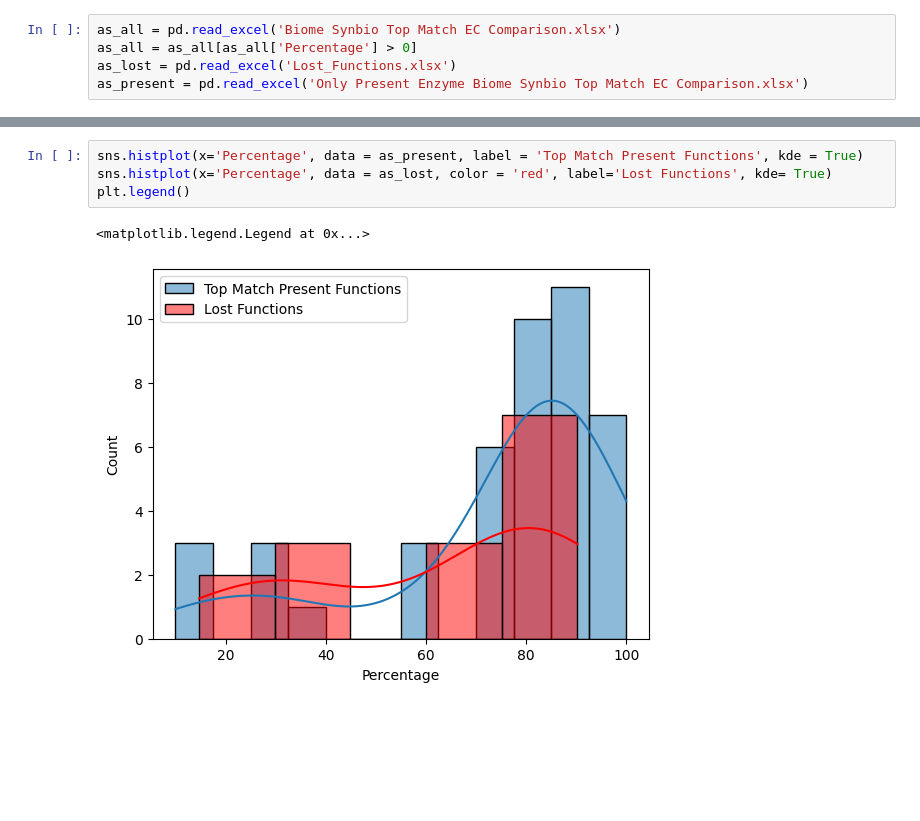
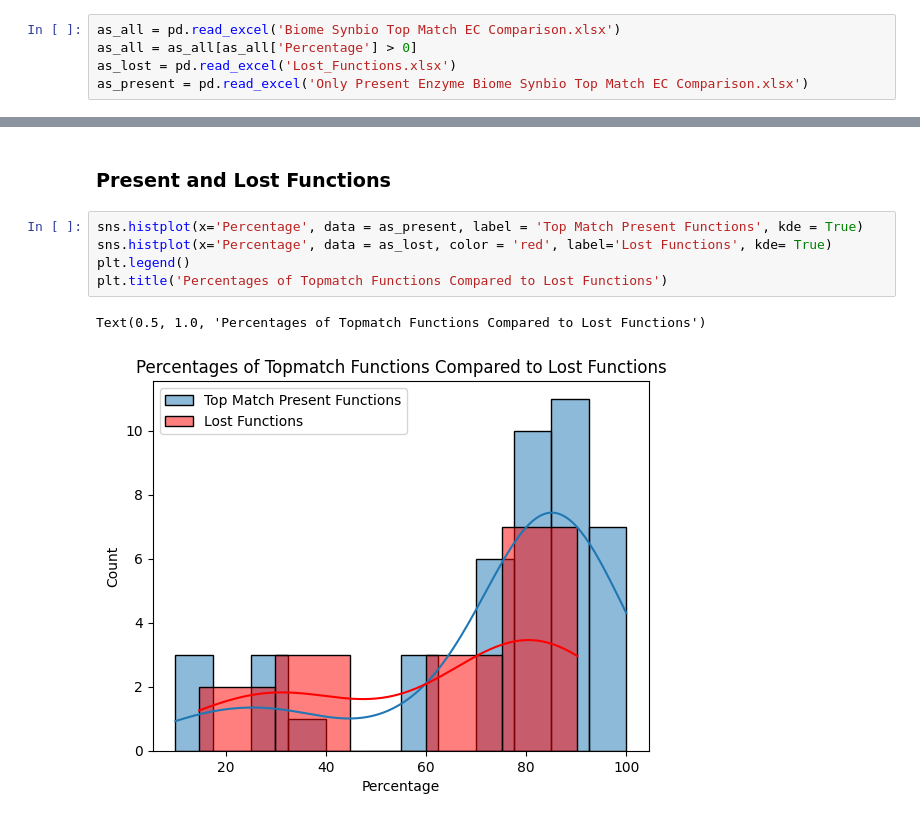
Before and after one commit to jtdocter27/EcoDr, a Jupyter notebook: EnCen/Figures for paper/as_specic_figures.ipynb, the cells around one changed output, grey strips where cells are left out. Saved outputs shown, nothing was run; the diff lists cells and outputs as text; blank space fills up the shorter version.

```diff
--- a/EnCen/Figures for paper/as_specic_figures.ipynb
+++ b/EnCen/Figures for paper/as_specic_figures.ipynb
@@ -16,7 +55,10 @@ sns.histplot(x='Percentage', data = as_all, kde=True)
+# %% [markdown]
+### Present and Lost Functions
 # %%
 sns.histplot(x='Percentage', data = as_present, label = 'Top Match Present Functions', kde = True)
 sns.histplot(x='Percentage', data = as_lost, color = 'red', label='Lost Functions', kde= True)
 plt.legend()
+plt.title('Percentages of Topmatch Functions Compared to Lost Functions')
 # %% [output]
-<matplotlib.legend.Legend at 0x...>
+Text(0.5, 1.0, 'Percentages of Topmatch Functions Compared to Lost Functions')
-[figure, old version]
+[figure, new version]
```
Also changed, not shown: parts of 5 cells of this notebook.
